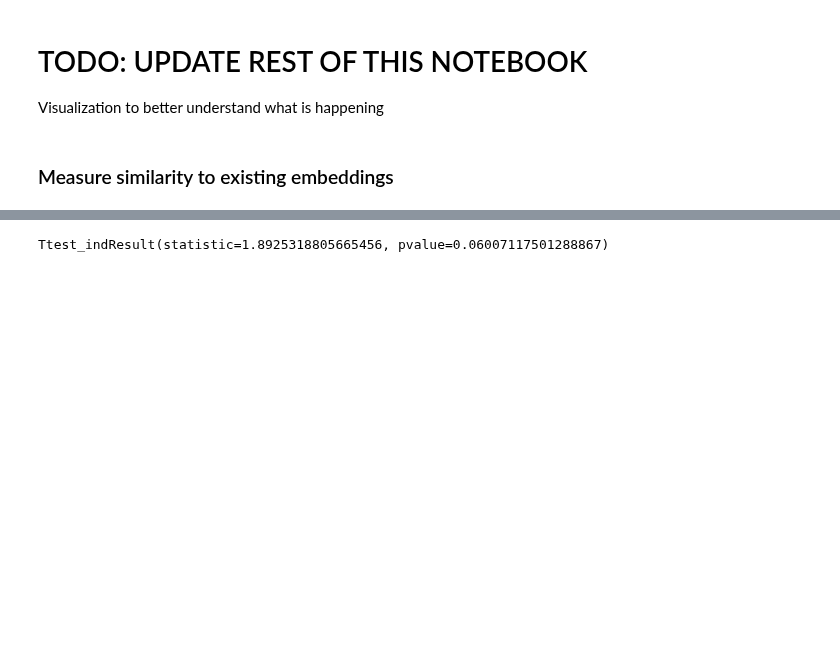
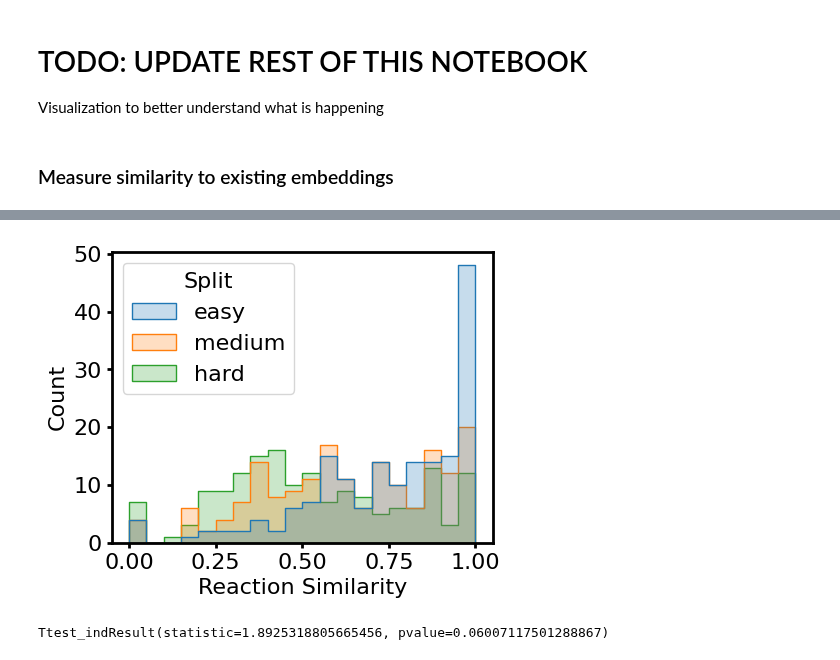
Before and after one commit to jsunn-y/CARE, a Jupyter notebook: analysis.ipynb, the cells around one changed output, grey strips where cells are left out. Cells and saved outputs as stored; diff of their text form; code cells hidden in the pictures; blank space fills up the shorter version.

```diff
--- a/analysis.ipynb
+++ b/analysis.ipynb
@@ -195,3 +218,12 @@ query_df
+# %%
+plt.figure(figsize=(5, 4))
+sns.histplot(results, x='Similarity', hue='Split', element="step",stat="count", bins=20, fill=True)
+sns.move_legend(plt.gca(), "upper left")
+plt.xlabel('Reaction Similarity')
+plt.tight_layout()
+plt.savefig('generate_datasets_splits/figs/task2_similarity_histogram.png', dpi=500)
+# %% [output]
+[figure, added]
 # %%
 #calculate the correlation between correct and reaction similarity
 #print(spearmanr(merged['reaction_similarity'],merged['correct']))
```
Also changed, not shown: parts of 4 cells of this notebook, 1 other file.
